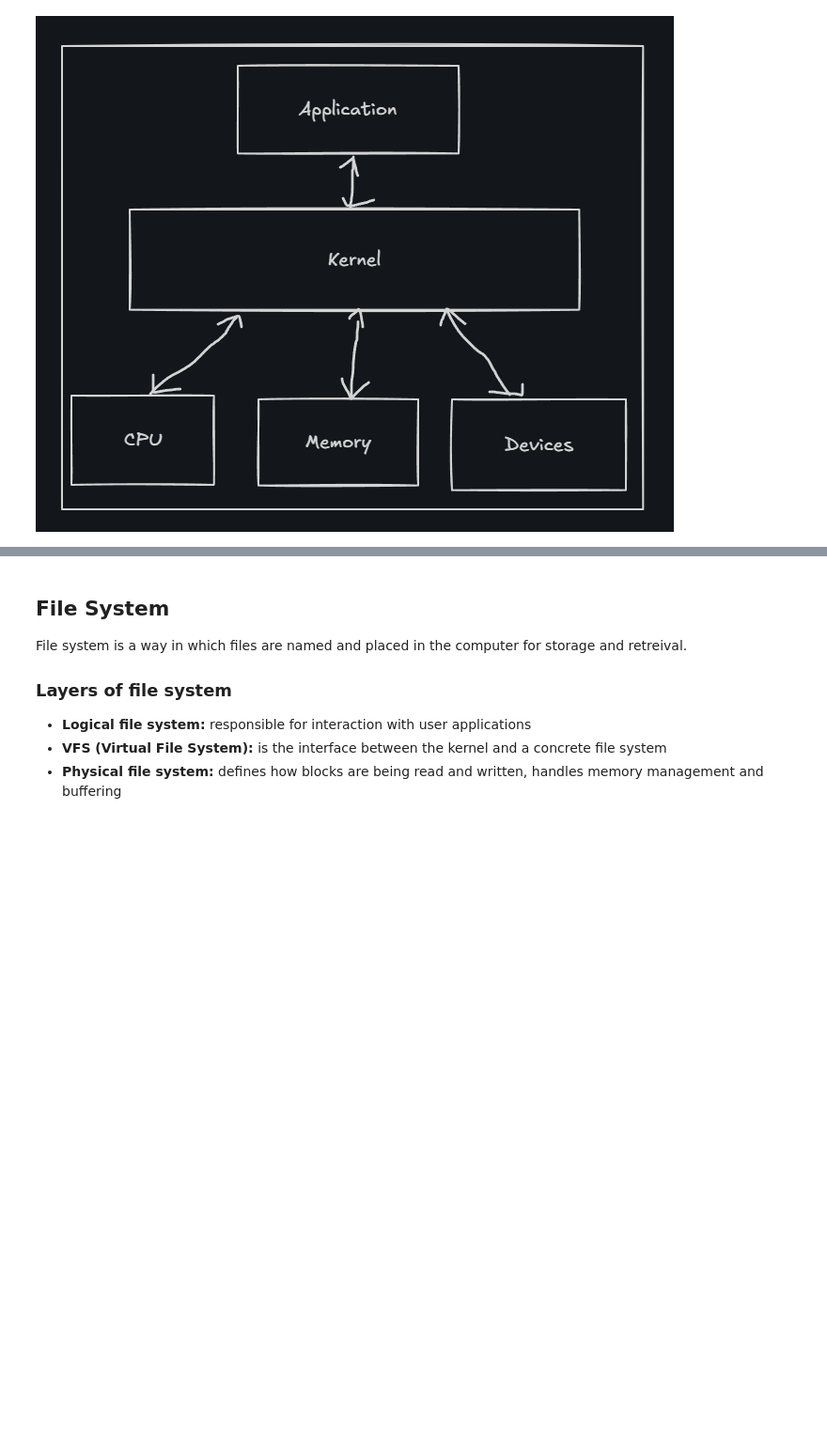
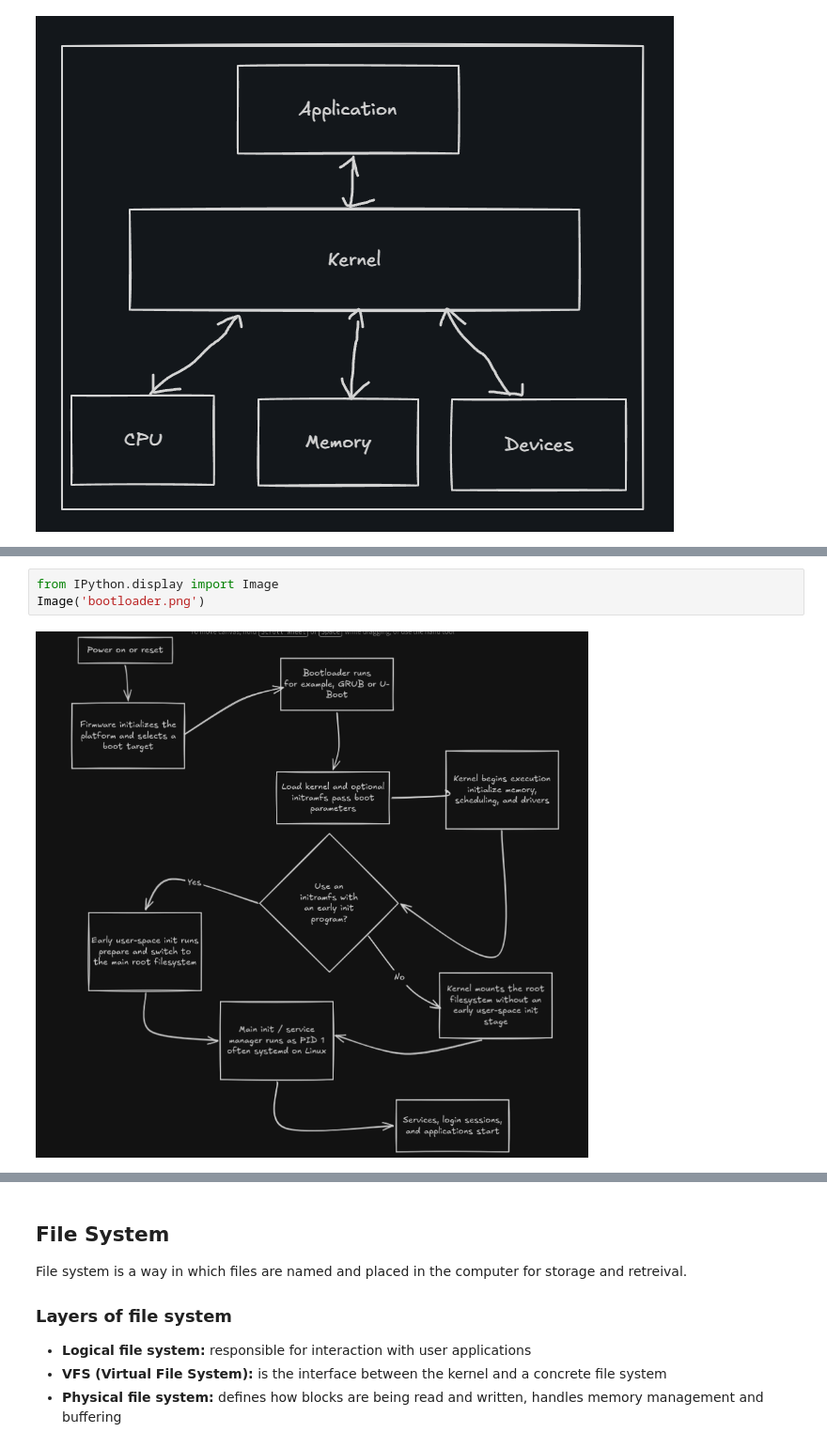
Before and after one commit to c-lydia/operating_system, a Jupyter notebook: os.ipynb, the cells around one changed output, grey strips where cells are left out. Shown at 94% size. Cells and saved outputs as stored; diff of their text form; blank space fills up the shorter version.

```diff
--- a/os.ipynb
+++ b/os.ipynb
@@ -60,0 +94,5 @@ A bootloader is a small program that resides in the computer's firmware (like BI
+# %%
+from IPython.display import Image
+Image('bootloader.png')
+# %% [output]
+[figure, added]
```
Also changed, not shown: parts of 30 cells of this notebook.
